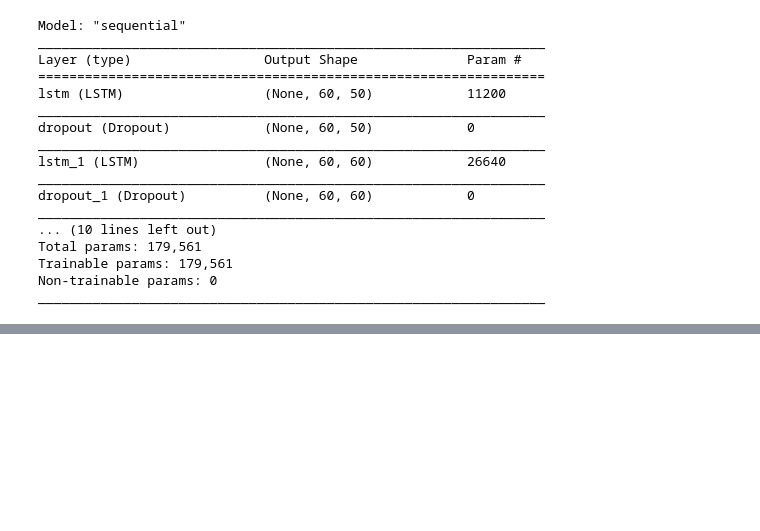
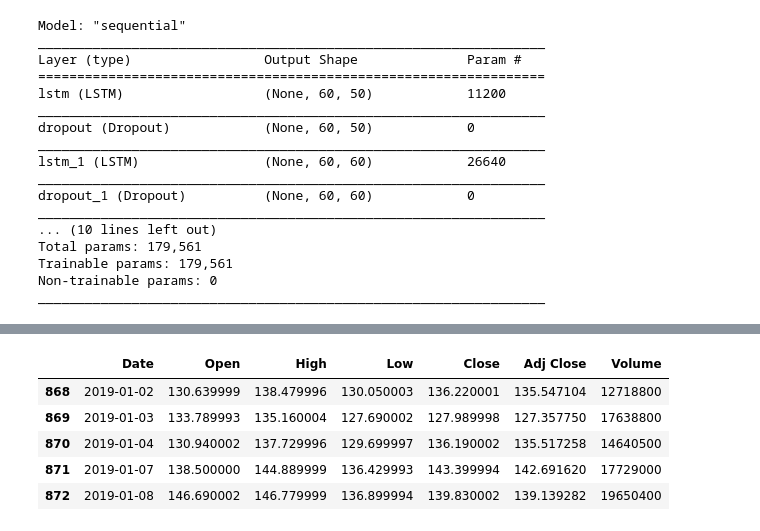
Before and after one commit to PacktWorkshops/The-TensorFlow-Workshop, a Jupyter notebook: Chapter09/Exercise9.02/Exercise_9_2.ipynb, the cells around one changed output, grey strips where cells are left out. Cells and saved outputs as stored; diff of their text form; code cells hidden in the pictures; blank space fills up the shorter version.

```diff
--- a/Chapter09/Exercise9.02/Exercise_9_2.ipynb
+++ b/Chapter09/Exercise9.02/Exercise_9_2.ipynb
@@ -164,0 +191,12 @@ _________________________________________________________________
+# %%
+## Now we will test and predict stock price
+
+## Prepare test dataset
+data_test.head()
+# %% [output]
+|  | Date | Open | High | Low | Close | Adj Close | Volume |
+| 868 | 2019-01-02 | 130.639999 | 138.479996 | 130.050003 | 136.220001 | 135.547104 | 12718800 |
+| 869 | 2019-01-03 | 133.789993 | 135.160004 | 127.690002 | 127.989998 | 127.357750 | 17638800 |
+| 870 | 2019-01-04 | 130.940002 | 137.729996 | 129.699997 | 136.190002 | 135.517258 | 14640500 |
+| 871 | 2019-01-07 | 138.500000 | 144.889999 | 136.429993 | 143.399994 | 142.691620 | 17729000 |
+| 872 | 2019-01-08 | 146.690002 | 146.779999 | 136.899994 | 139.830002 | 139.139282 | 19650400 |
```
Also changed, not shown: parts of 15 cells of this notebook.
